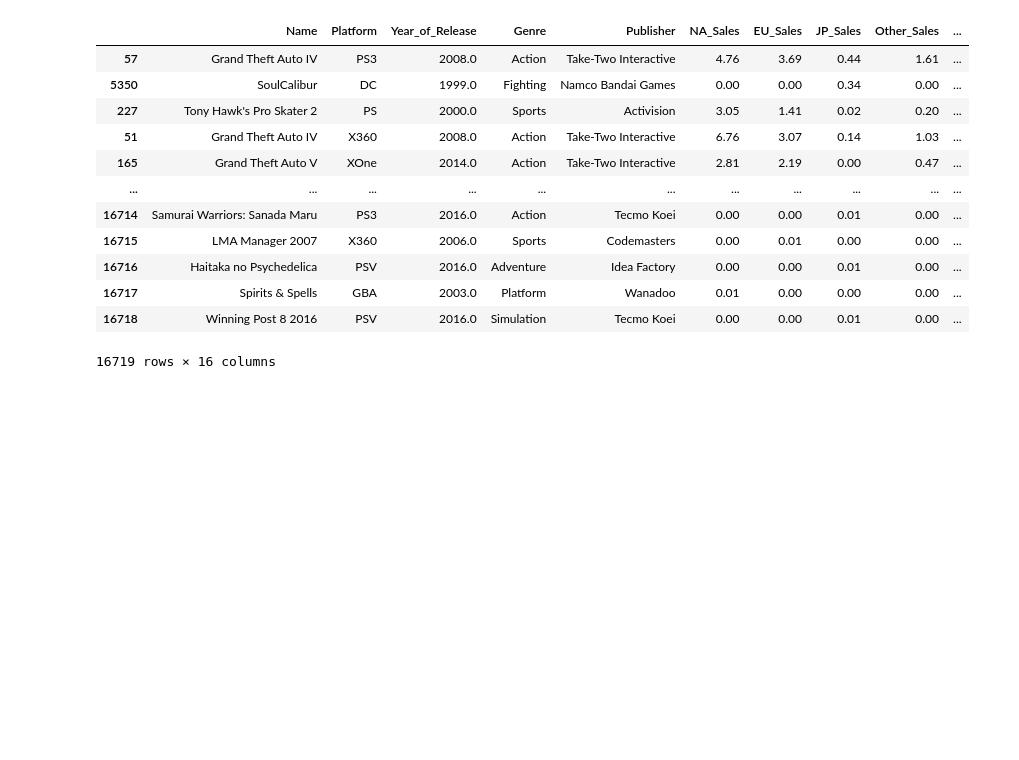
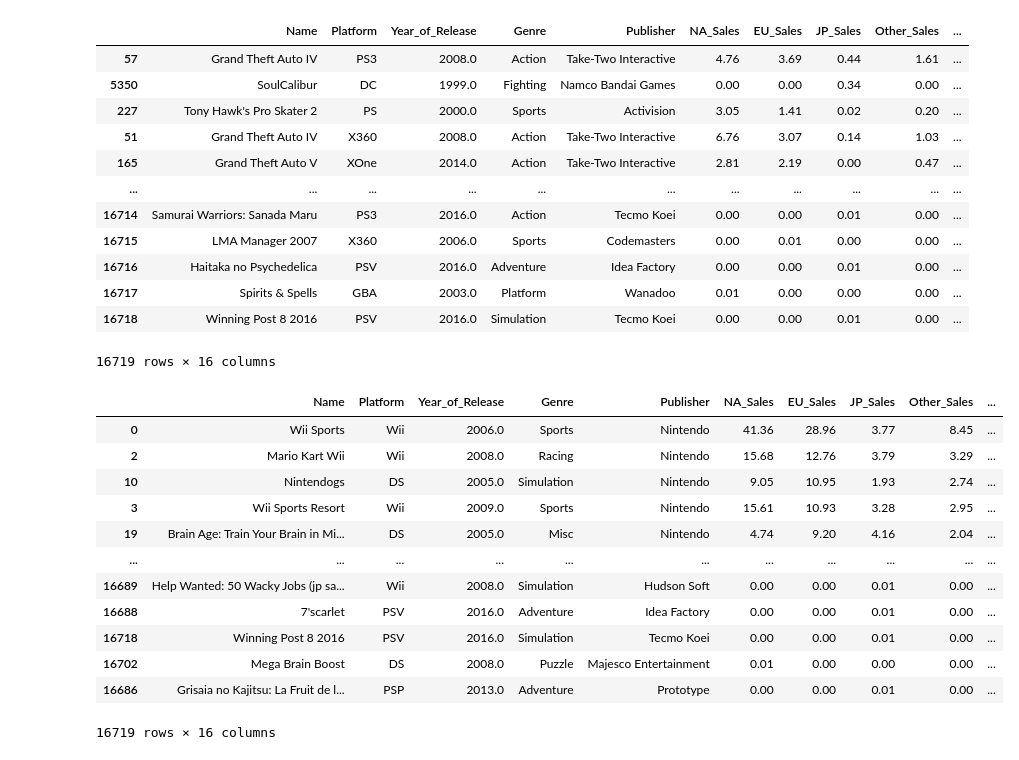
Before and after one commit to JamesWillems/dataset_video_game, a Jupyter notebook: video_game.ipynb, the cells around one changed output. Cells and saved outputs as stored; diff of their text form; code cells hidden in the pictures; blank space fills up the shorter version.

```diff
--- a/video_game.ipynb
+++ b/video_game.ipynb
@@ -129,3 +129,19 @@ videogame_df.sort_values('Critic_Score', ascending=False)
 | 16717 | Spirits & Spells | GBA | 2003.0 | Platform | Wanadoo | 0.01 | 0.00 | 0.00 | 0.00 | ... |
 | 16718 | Winning Post 8 2016 | PSV | 2016.0 | Simulation | Tecmo Koei | 0.00 | 0.00 | 0.01 | 0.00 | ... |
 16719 rows × 16 columns
+# %%
+videogame_df.sort_values('EU_Sales', ascending=False)
+# %% [output]
+|  | Name | Platform | Year_of_Release | Genre | Publisher | NA_Sales | EU_Sales | JP_Sales | Other_Sales | ... |
+| 0 | Wii Sports | Wii | 2006.0 | Sports | Nintendo | 41.36 | 28.96 | 3.77 | 8.45 | ... |
+| 2 | Mario Kart Wii | Wii | 2008.0 | Racing | Nintendo | 15.68 | 12.76 | 3.79 | 3.29 | ... |
+| 10 | Nintendogs | DS | 2005.0 | Simulation | Nintendo | 9.05 | 10.95 | 1.93 | 2.74 | ... |
+| 3 | Wii Sports Resort | Wii | 2009.0 | Sports | Nintendo | 15.61 | 10.93 | 3.28 | 2.95 | ... |
+| 19 | Brain Age: Train Your Brain in Mi... | DS | 2005.0 | Misc | Nintendo | 4.74 | 9.20 | 4.16 | 2.04 | ... |
+| ... | ... | ... | ... | ... | ... | ... | ... | ... | ... | ... |
+| 16689 | Help Wanted: 50 Wacky Jobs (jp sa... | Wii | 2008.0 | Simulation | Hudson Soft | 0.00 | 0.00 | 0.01 | 0.00 | ... |
+| 16688 | 7'scarlet | PSV | 2016.0 | Adventure | Idea Factory | 0.00 | 0.00 | 0.01 | 0.00 | ... |
+| 16718 | Winning Post 8 2016 | PSV | 2016.0 | Simulation | Tecmo Koei | 0.00 | 0.00 | 0.01 | 0.00 | ... |
+| 16702 | Mega Brain Boost | DS | 2008.0 | Puzzle | Majesco Entertainment | 0.01 | 0.00 | 0.00 | 0.00 | ... |
+| 16686 | Grisaia no Kajitsu: La Fruit de l... | PSP | 2013.0 | Adventure | Prototype | 0.00 | 0.00 | 0.01 | 0.00 | ... |
+16719 rows × 16 columns
```
Also changed, not shown: parts of 3 cells of this notebook.
